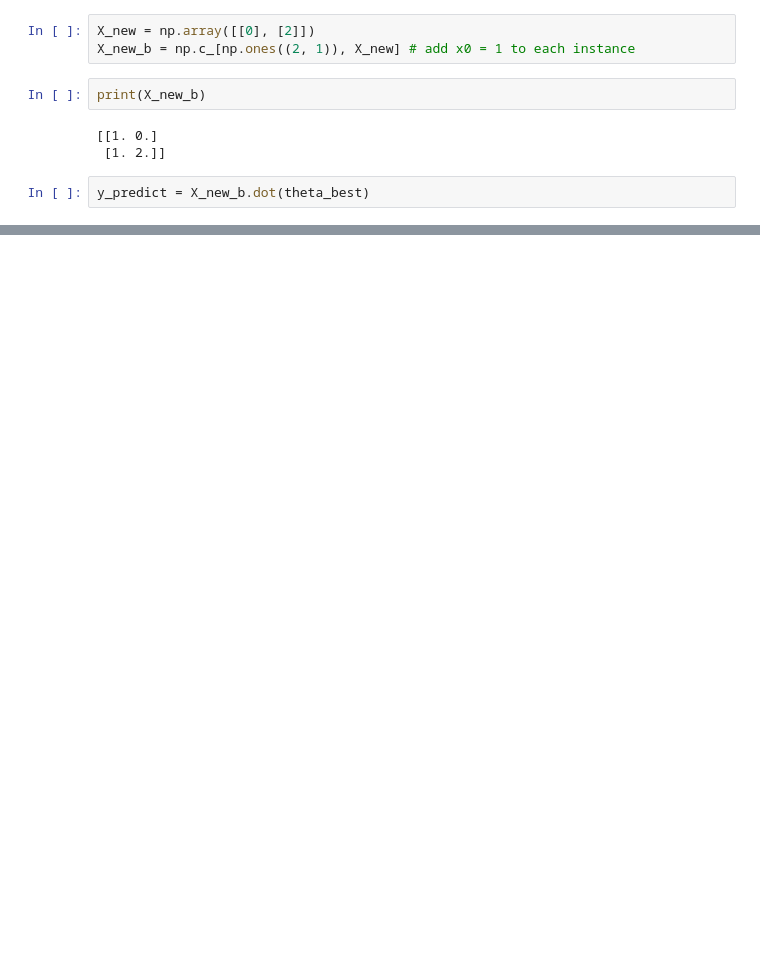
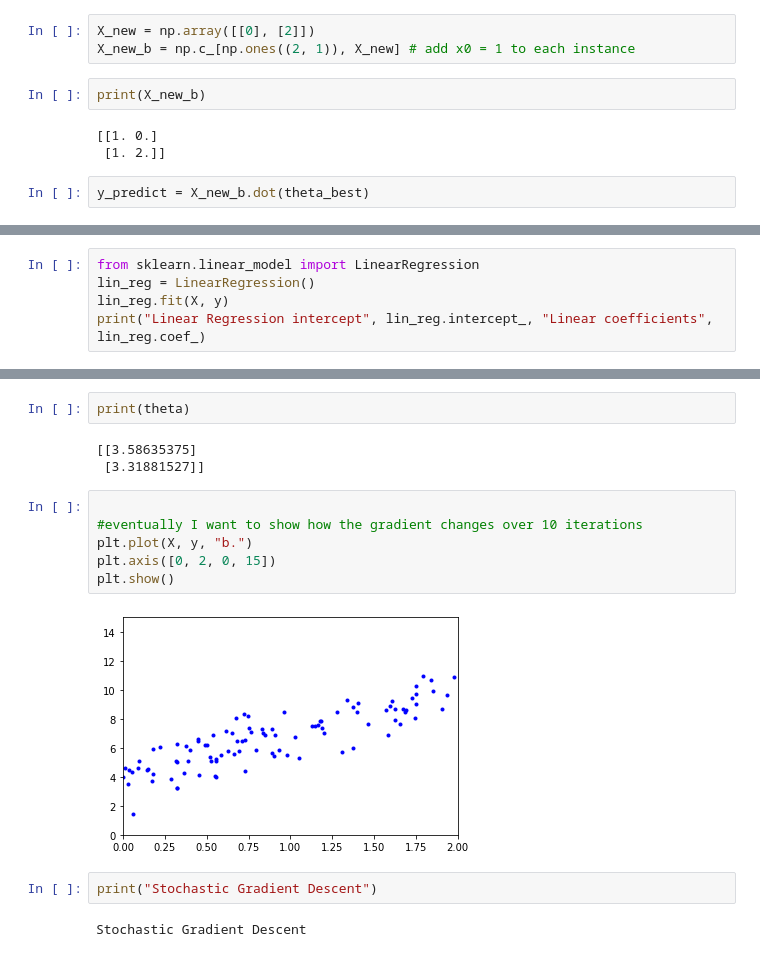
Before and after one commit to ChadMcintire/Handsonmachinelearning, a Jupyter notebook: chapter 4.ipynb, the cells around one changed output, grey strips where cells are left out. Cells and saved outputs as stored; diff of their text form; blank space fills up the shorter version.

```diff
--- a/chapter 4.ipynb
+++ b/chapter 4.ipynb
@@ -117,0 +122,5 @@ plt.show()
+# %%
+from sklearn.linear_model import LinearRegression
+lin_reg = LinearRegression()
+lin_reg.fit(X, y)
+print("Linear Regression intercept", lin_reg.intercept_, "Linear coefficients", lin_reg.coef_)
@@ -117,0 +236,17 @@ plt.show()
+# %%
+print(theta)
+# %% [output]
+[[3.58635375]
+ [3.31881527]]
+# %%
+
+#eventually I want to show how the gradient changes over 10 iterations
+plt.plot(X, y, "b.")
+plt.axis([0, 2, 0, 15])
+plt.show()
+# %% [output]
+[figure, added]
+# %%
+print("Stochastic Gradient Descent")
+# %% [output]
+Stochastic Gradient Descent
```
Also changed, not shown: parts of 36 cells of this notebook.
